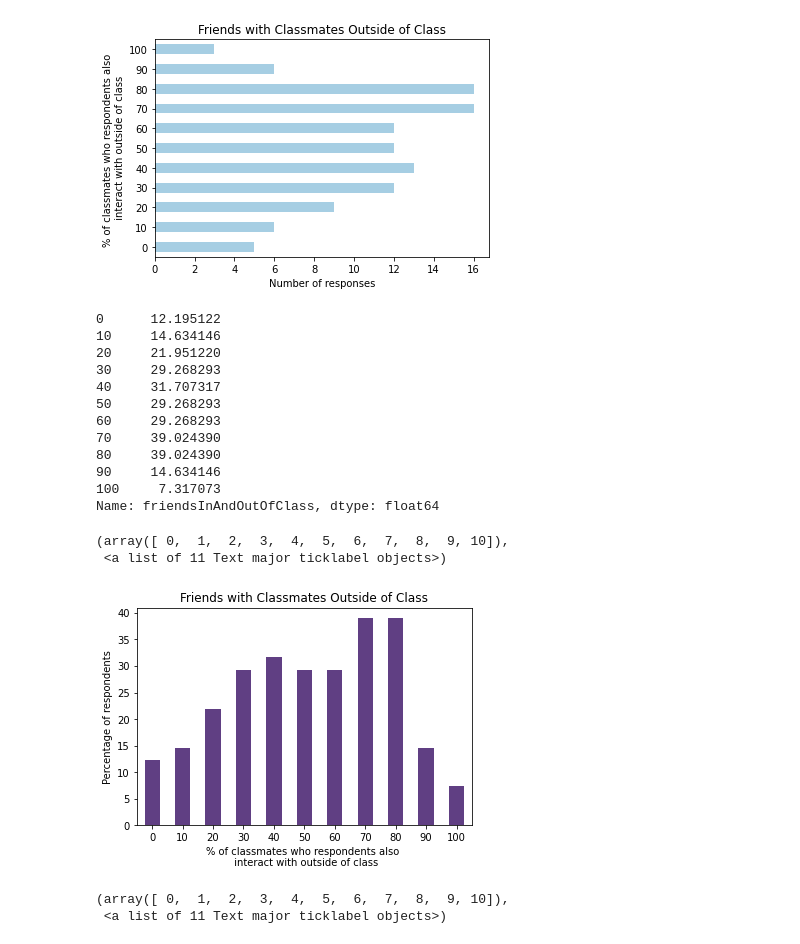
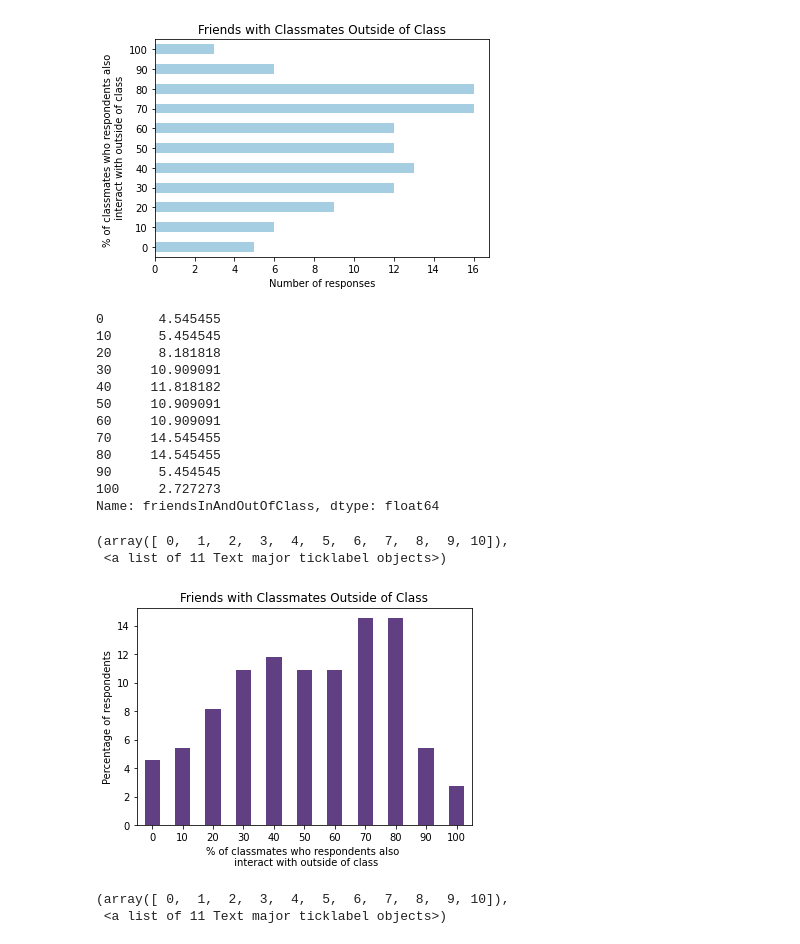
Before and after one commit to AliShujjat/NetworksReportAnalytics, a Jupyter notebook: NetworksReportAnalytics.ipynb, the cells around one changed output. Saved outputs shown, nothing was run; the diff lists cells and outputs as text; code cells hidden in the pictures.

```diff
--- a/NetworksReportAnalytics.ipynb
+++ b/NetworksReportAnalytics.ipynb
@@ -218,30 +220,30 @@ plt.xticks(rotation=0)
  <a list of 10 Text major ticklabel objects>)
 [figure]
 # %%
-df8 = (df3/41)*100
+df8 = (df3/110)*100
 print(df8)
 df8.plot(kind='bar', color='#603F83FF')
 
 plt.title('Friends with Classmates Outside of Class')
 plt.xlabel('% of classmates who respondents also \n interact with outside of class')
 plt.ylabel('Percentage of respondents')
 plt.xticks(rotation=0)
 # %% [output]
-0      12.195122
-10     14.634146
-20     21.951220
-30     29.268293
-40     31.707317
-50     29.268293
-60     29.268293
-70     39.024390
-80     39.024390
-90     14.634146
-100     7.317073
+0       4.545455
+10      5.454545
+20      8.181818
+30     10.909091
+40     11.818182
+50     10.909091
+60     10.909091
+70     14.545455
+80     14.545455
+90      5.454545
+100     2.727273
 Name: friendsInAndOutOfClass, dtype: float64
 (array([ 0,  1,  2,  3,  4,  5,  6,  7,  8,  9, 10]),
  <a list of 11 Text major ticklabel objects>)
-[figure, old version]
+[figure, new version]
 # %%
 df4 = df.groupby('Major')['friendsInAndOutOfClass'].value_counts().sort_index(ascending=False)
 df5 = df4.CS
```
Also changed, not shown: parts of 3 cells of this notebook.
